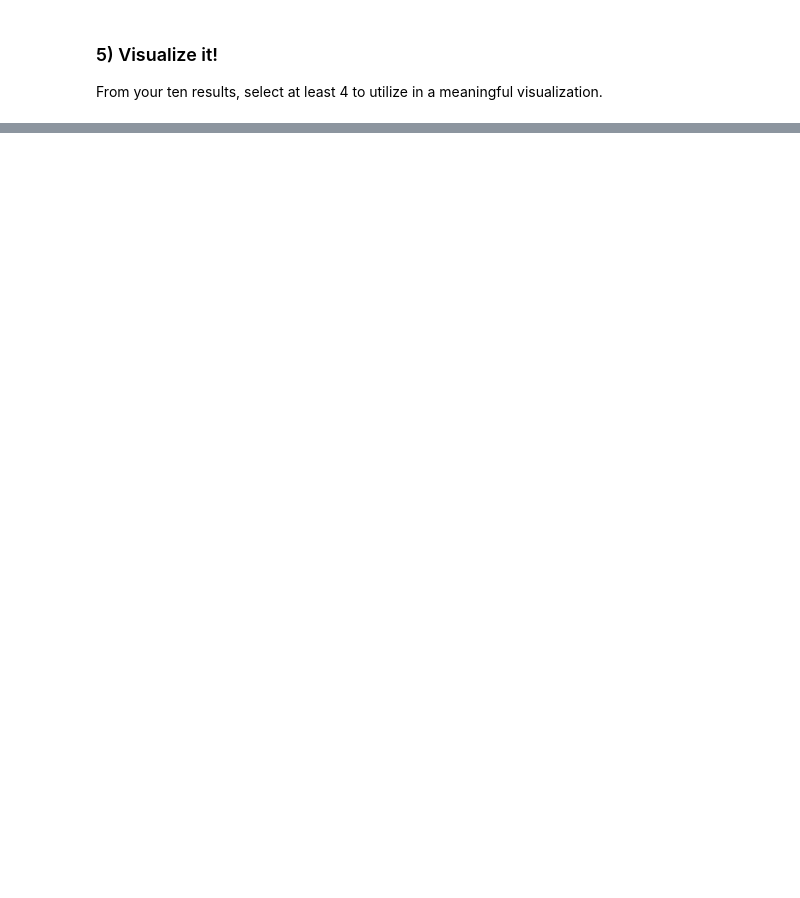
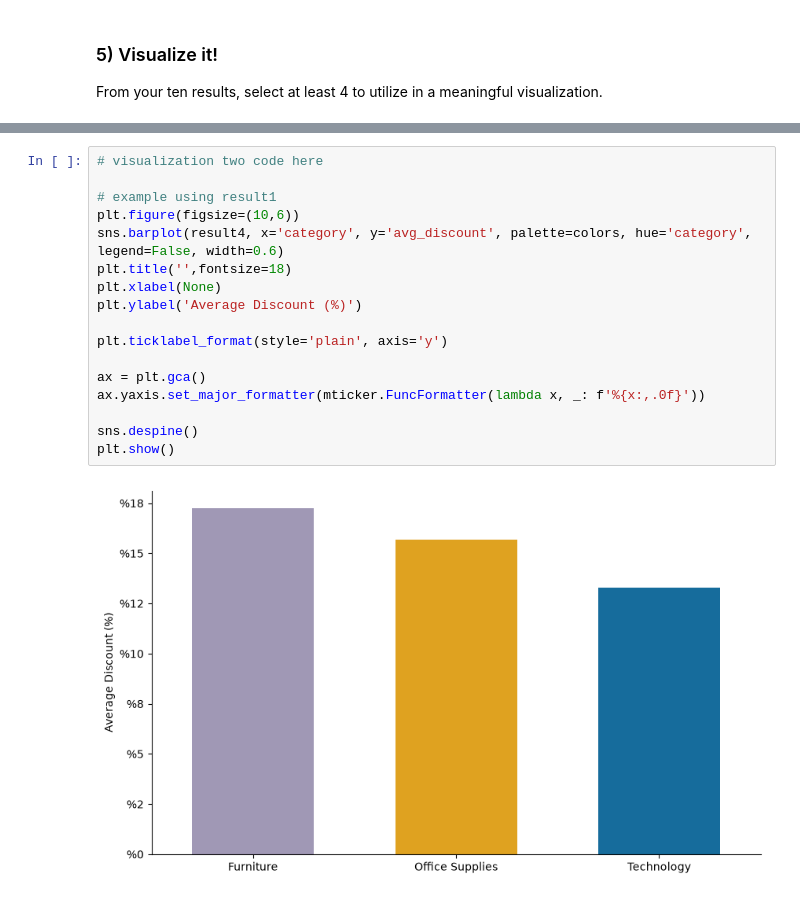
Before and after one commit to max-reevage/DataAnalysisModule3, a Jupyter notebook: Week4/notebooks/superstore_sales_workflow.ipynb, the cells around one changed output, grey strips where cells are left out. Cells and saved outputs as stored; diff of their text form; blank space fills up the shorter version.

```diff
--- a/Week4/notebooks/superstore_sales_workflow.ipynb
+++ b/Week4/notebooks/superstore_sales_workflow.ipynb
@@ -281,0 +457,19 @@ plt.show()
+# %%
+# visualization two code here
+
+# example using result1
+plt.figure(figsize=(10,6))
+sns.barplot(result4, x='category', y='avg_discount', palette=colors, hue='category', legend=False, width=0.6)
+plt.title('',fontsize=18)
+plt.xlabel(None)
+plt.ylabel('Average Discount (%)')
+
+plt.ticklabel_format(style='plain', axis='y')
+
+ax = plt.gca()
+ax.yaxis.set_major_formatter(mticker.FuncFormatter(lambda x, _: f'%{x:,.0f}'))
+
+sns.despine()
+plt.show()
+# %% [output]
+[figure, added]
```
Also changed, not shown: parts of 25 cells of this notebook, 1 other file.
